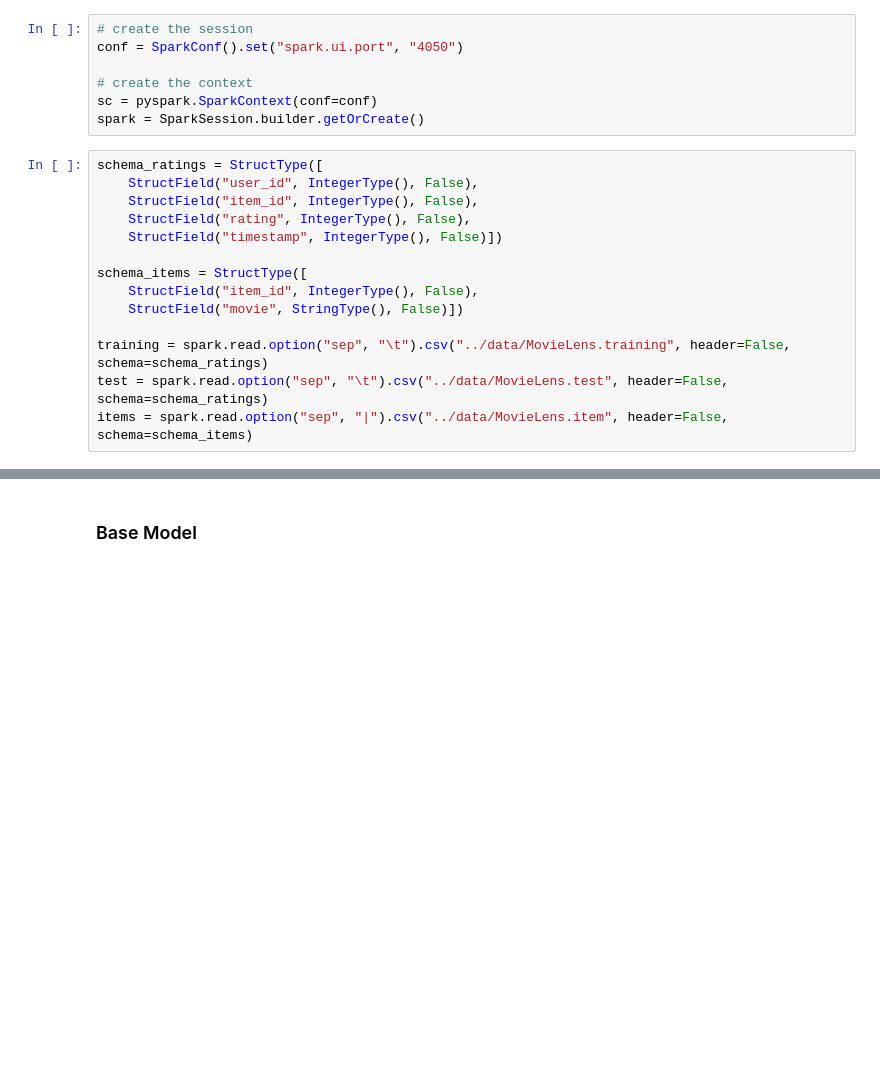
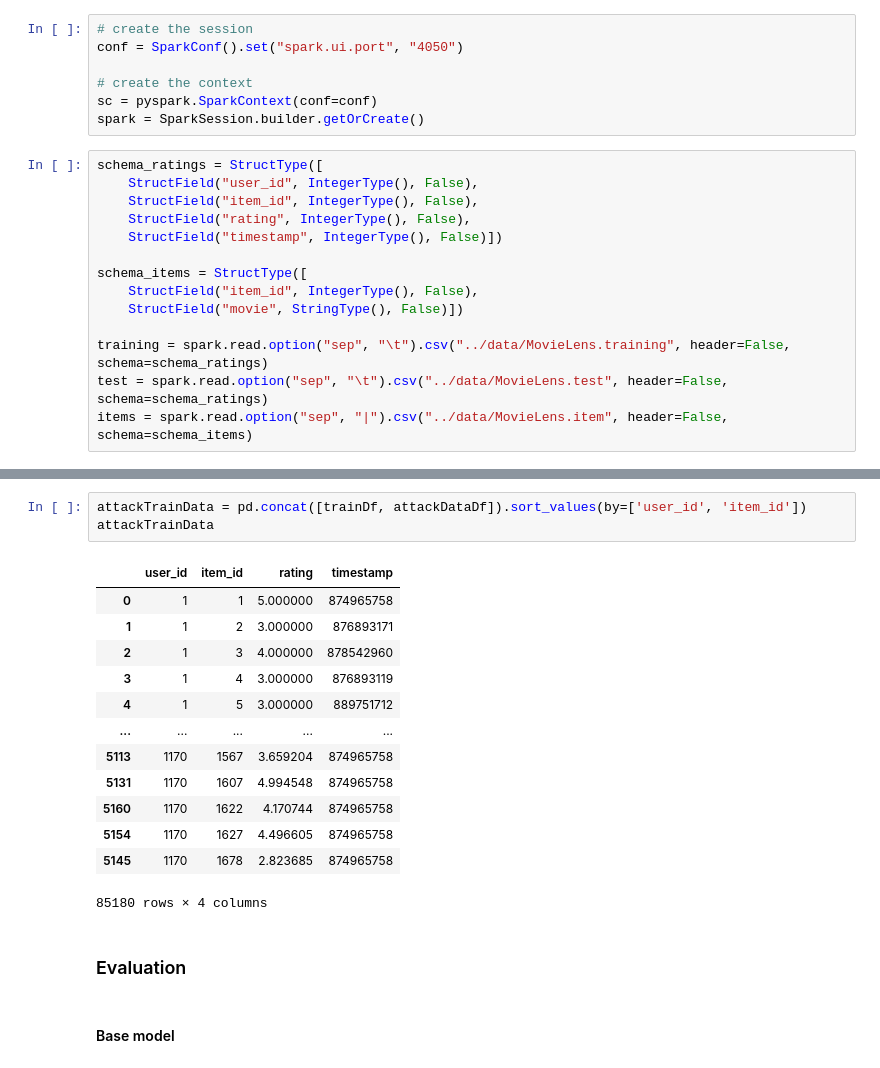
Before and after one commit to azhou5211/Recommender_Systems_and_Attacks, a Jupyter notebook: notebooks/Bandwagon.ipynb, the cells around one changed output, grey strips where cells are left out. Saved outputs shown, nothing was run; the diff lists cells and outputs as text; blank space fills up the shorter version.

```diff
--- a/notebooks/Bandwagon.ipynb
+++ b/notebooks/Bandwagon.ipynb
@@ -37,5 +236,24 @@ items = spark.read.option("sep", "|").csv("../data/MovieLens.item", header=False
+# %%
+attackTrainData = pd.concat([trainDf, attackDataDf]).sort_values(by=['user_id', 'item_id'])
+attackTrainData
+# %% [output]
+|  | user_id | item_id | rating | timestamp |
+| 0 | 1 | 1 | 5.000000 | 874965758 |
+| 1 | 1 | 2 | 3.000000 | 876893171 |
+| 2 | 1 | 3 | 4.000000 | 878542960 |
+| 3 | 1 | 4 | 3.000000 | 876893119 |
+| 4 | 1 | 5 | 3.000000 | 889751712 |
+| ... | ... | ... | ... | ... |
+| 5113 | 1170 | 1567 | 3.659204 | 874965758 |
+| 5131 | 1170 | 1607 | 4.994548 | 874965758 |
+| 5160 | 1170 | 1622 | 4.170744 | 874965758 |
+| 5154 | 1170 | 1627 | 4.496605 | 874965758 |
+| 5145 | 1170 | 1678 | 2.823685 | 874965758 |
+85180 rows × 4 columns
 # %% [markdown]
-<h3>Base Model</h3>
+<h3>Evaluation</h3>
+# %% [markdown]
+<h4>Base model</h4>
 # %%
 # 0.1
 als = ALS(maxIter=10, rank=100, regParam=0.1, userCol="user_id", itemCol="item_id", ratingCol="rating", coldStartStrategy="drop")
```
Also changed, not shown: parts of 34 cells of this notebook.
